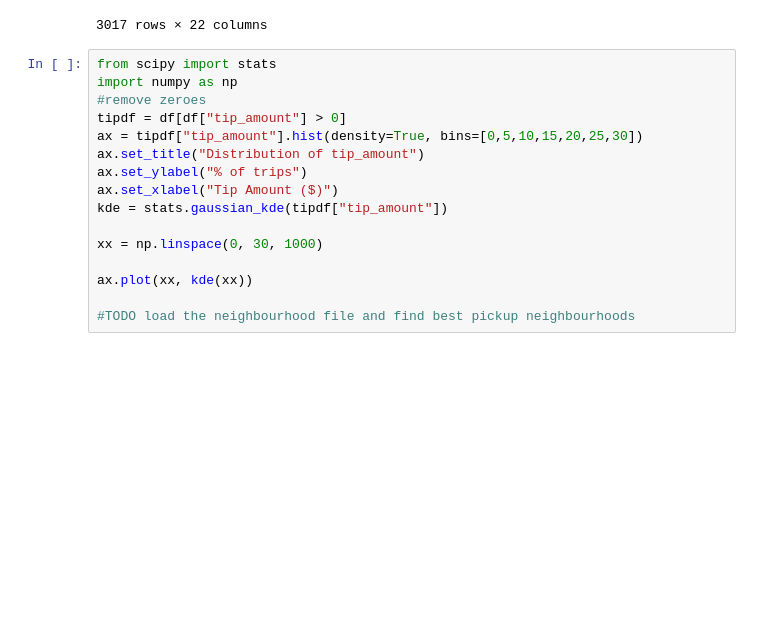
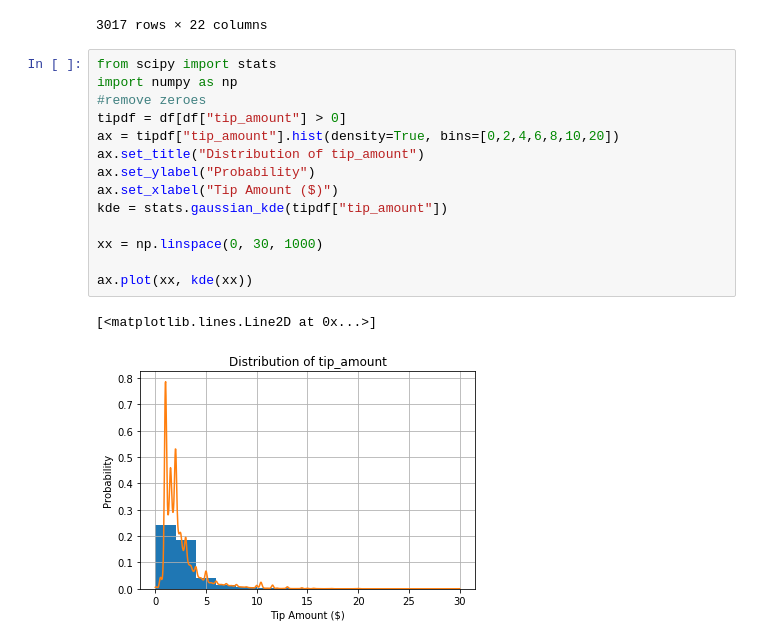
Before and after one commit to desultir/NYCTaxi, a Jupyter notebook: notebooks/describe data.ipynb, the cells around one changed output. Drawn from its saved outputs; the diff is of its cells as text; blank space fills up the shorter version.

```diff
--- a/notebooks/describe data.ipynb
+++ b/notebooks/describe data.ipynb
@@ -208,16 +208,17 @@ df.groupby("tip_amount").count()
 # %%
 from scipy import stats
 import numpy as np
 #remove zeroes
 tipdf = df[df["tip_amount"] > 0]
-ax = tipdf["tip_amount"].hist(density=True, bins=[0,5,10,15,20,25,30])
+ax = tipdf["tip_amount"].hist(density=True, bins=[0,2,4,6,8,10,20])
 ax.set_title("Distribution of tip_amount")
-ax.set_ylabel("% of trips")
+ax.set_ylabel("Probability")
 ax.set_xlabel("Tip Amount ($)")
 kde = stats.gaussian_kde(tipdf["tip_amount"])
 
 xx = np.linspace(0, 30, 1000)
 
 ax.plot(xx, kde(xx))
-
-#TODO load the neighbourhood file and find best pickup neighbourhoods
+# %% [output]
+[<matplotlib.lines.Line2D at 0x...>]
+[figure, added]
```
Also changed, not shown: parts of 1 cell of this notebook, 8 other files.
